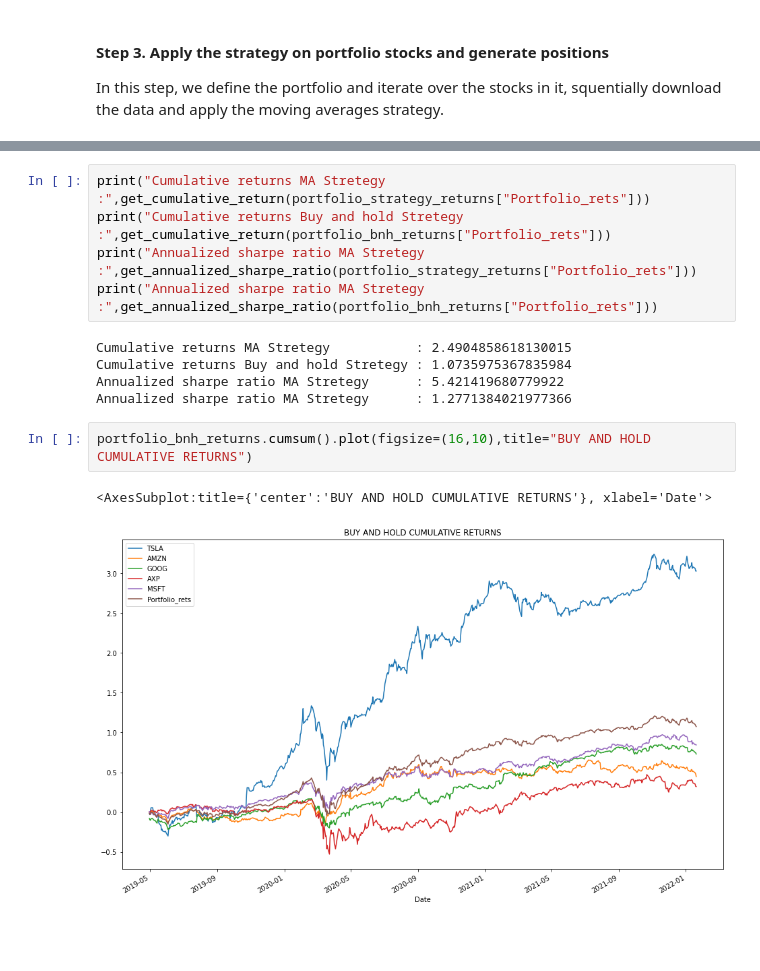
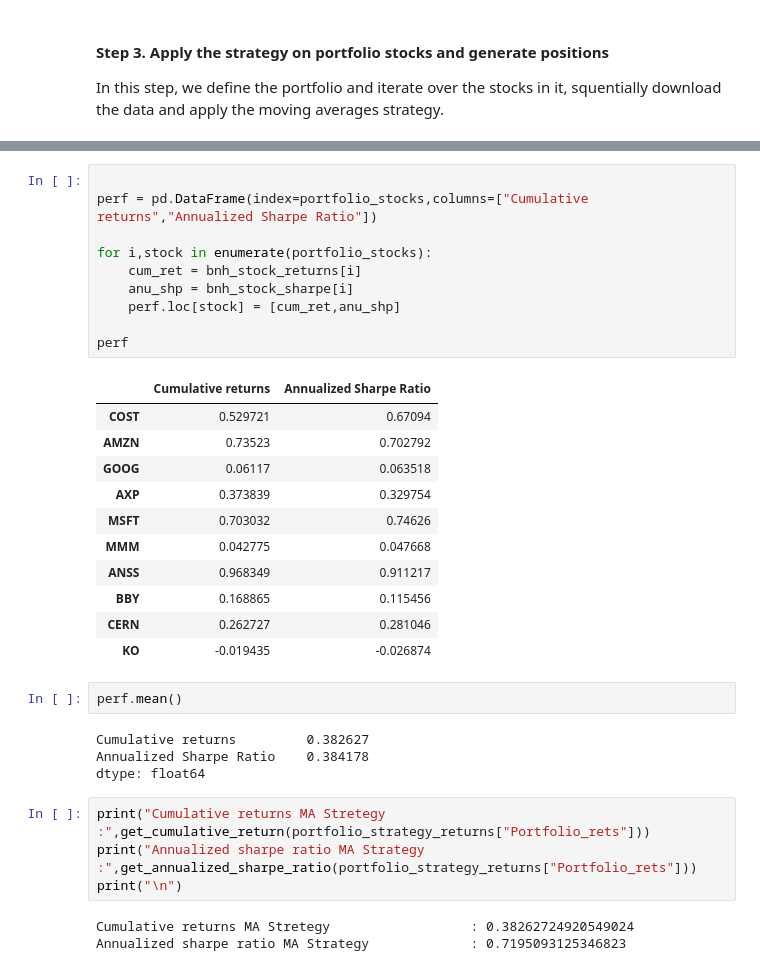
Before and after one commit to karthikramx/Algorithmic-Trading-Backtesting-Portfolio-of-Stocks-Python, a Jupyter notebook: Backtesting Portfolio of Stocks in Python.ipynb, the cells around one changed output, grey strips where cells are left out. Saved outputs shown, nothing was run; the diff lists cells and outputs as text; blank space fills up the shorter version.

```diff
--- a/Backtesting Portfolio of Stocks in Python.ipynb
+++ b/Backtesting Portfolio of Stocks in Python.ipynb
@@ -144,16 +131,36 @@ In this step, the portfolio on buy and hold strategy and the moving averages str
 # %%
-print("Cumulative returns MA Stretegy           :",get_cumulative_return(portfolio_strategy_returns["Portfolio_rets"]))
-print("Cumulative returns Buy and hold Stretegy :",get_cumulative_return(portfolio_bnh_returns["Portfolio_rets"]))
-print("Annualized sharpe ratio MA Stretegy      :",get_annualized_sharpe_ratio(portfolio_strategy_returns["Portfolio_rets"]))
-print("Annualized sharpe ratio MA Stretegy      :",get_annualized_sharpe_ratio(portfolio_bnh_returns["Portfolio_rets"]))
+
+perf = pd.DataFrame(index=portfolio_stocks,columns=["Cumulative returns","Annualized Sharpe Ratio"])
+
+for i,stock in enumerate(portfolio_stocks):
+    cum_ret = bnh_stock_returns[i]
+    anu_shp = bnh_stock_sharpe[i]
+    perf.loc[stock] = [cum_ret,anu_shp]
+
+perf
 # %% [output]
-Cumulative returns MA Stretegy           : 2.4904858618130015
-Cumulative returns Buy and hold Stretegy : 1.0735975367835984
-Annualized sharpe ratio MA Stretegy      : 5.421419680779922
-Annualized sharpe ratio MA Stretegy      : 1.2771384021977366
+|  | Cumulative returns | Annualized Sharpe Ratio |
+| COST | 0.529721 | 0.67094 |
+| AMZN | 0.73523 | 0.702792 |
+| GOOG | 0.06117 | 0.063518 |
+| AXP | 0.373839 | 0.329754 |
+| MSFT | 0.703032 | 0.74626 |
+| MMM | 0.042775 | 0.047668 |
+| ANSS | 0.968349 | 0.911217 |
+| BBY | 0.168865 | 0.115456 |
+| CERN | 0.262727 | 0.281046 |
+| KO | -0.019435 | -0.026874 |
-# %%
-portfolio_bnh_returns.cumsum().plot(figsize=(16,10),title="BUY AND HOLD CUMULATIVE RETURNS")
-# %% [output]
-<AxesSubplot:title={'center':'BUY AND HOLD CUMULATIVE RETURNS'}, xlabel='Date'>
-[figure, removed]
+# %%
+perf.mean()
+# %% [output]
+Cumulative returns         0.382627
+Annualized Sharpe Ratio    0.384178
+dtype: float64
+# %%
+print("Cumulative returns MA Stretegy                  :",get_cumulative_return(portfolio_strategy_returns["Portfolio_rets"]))
+print("Annualized sharpe ratio MA Strategy             :",get_annualized_sharpe_ratio(portfolio_strategy_returns["Portfolio_rets"]))
+print("\n")
+# %% [output]
+Cumulative returns MA Stretegy                  : 0.38262724920549024
+Annualized sharpe ratio MA Strategy             : 0.7195093125346823
 # %%
```
Also changed, not shown: parts of 9 cells of this notebook, 1 other file.
